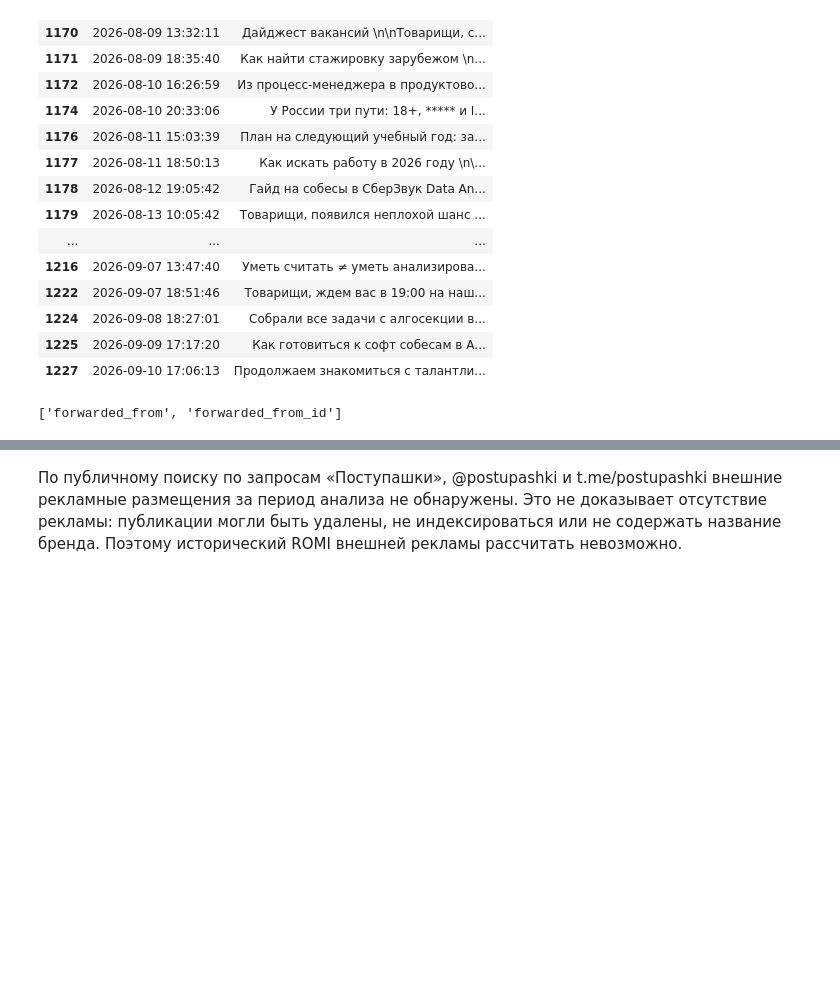
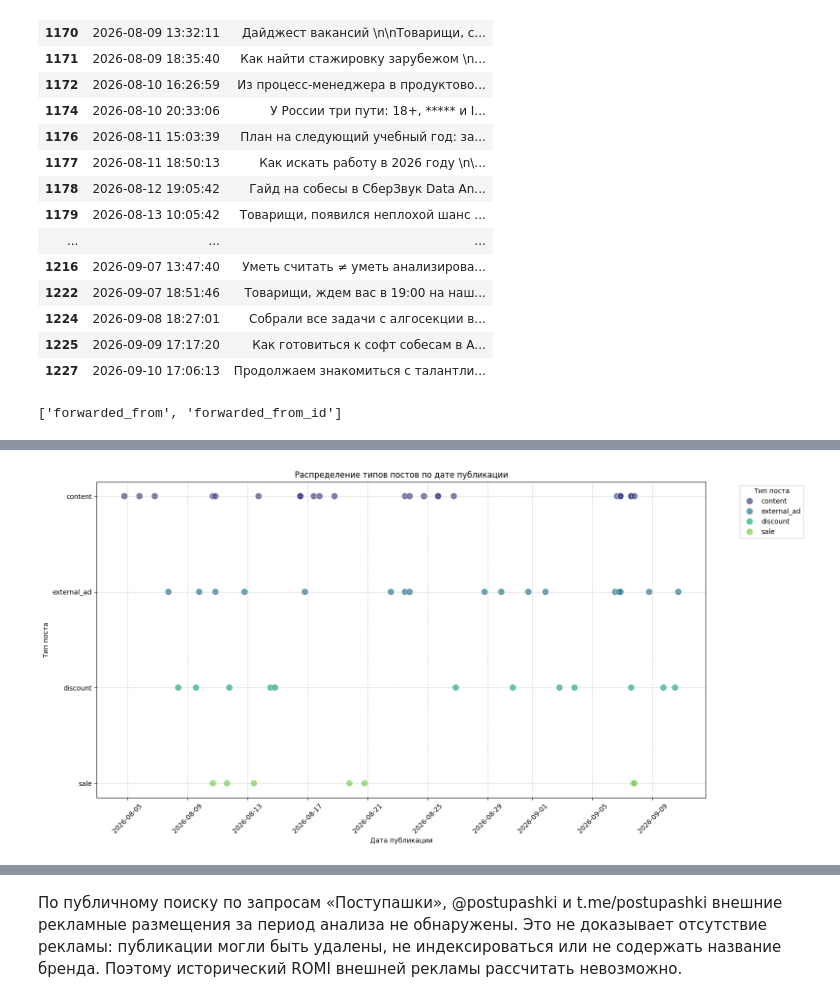
Before and after one commit to ivoilovskaya/hackaton_project, a Jupyter notebook: data/processed/EDA.ipynb, the cells around one changed output, grey strips where cells are left out. Saved outputs shown, nothing was run; the diff lists cells and outputs as text; code cells hidden in the pictures; blank space fills up the shorter version.

```diff
--- a/data/processed/EDA.ipynb
+++ b/data/processed/EDA.ipynb
@@ -223,0 +597,25 @@ ads[["event_timestamp", "post_text"]]
+# %%
+import matplotlib.pyplot as plt
+import seaborn as sns
+
+plt.figure(figsize=(16, 8))
+sns.scatterplot(
+    data=analysis_posts_classified,
+    x='event_timestamp',
+    y='post_type',
+    hue='post_type',
+    s=100, # Adjust marker size for better visibility
+    palette='viridis', # Choose a color palette
+    alpha=0.7 # Adjust transparency
+)
+
+plt.title('Распределение типов постов по дате публикации')
+plt.xlabel('Дата публикации')
+plt.ylabel('Тип поста')
+plt.xticks(rotation=45)
+plt.grid(True, linestyle='--', alpha=0.6)
+plt.legend(title='Тип поста', bbox_to_anchor=(1.05, 1), loc='upper left')
+plt.tight_layout()
+plt.show()
+# %% [output]
+[figure, added]
```
Also changed, not shown: parts of 17 cells of this notebook.
